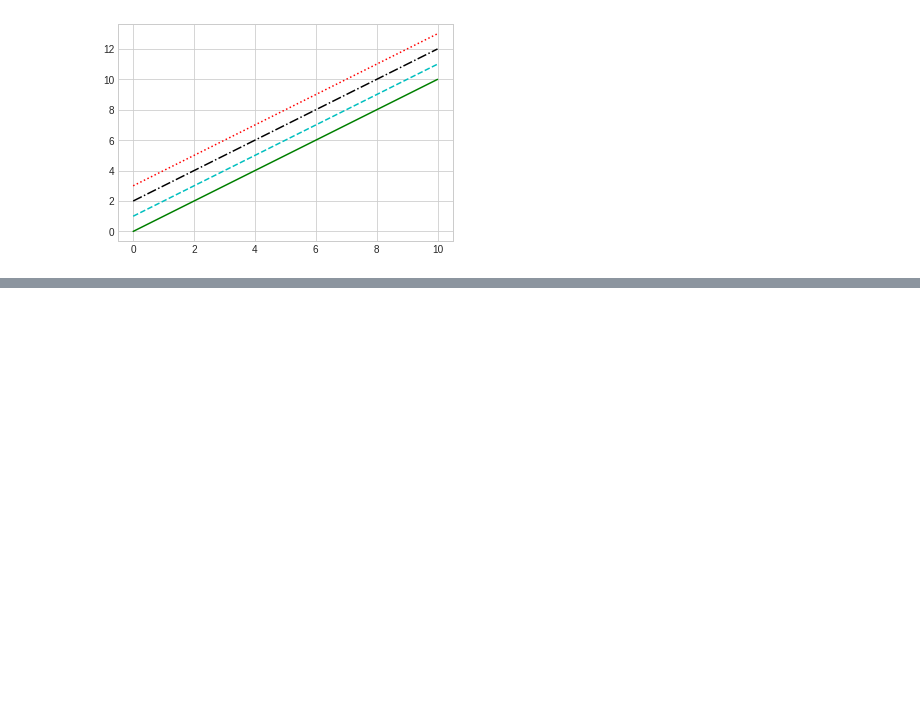
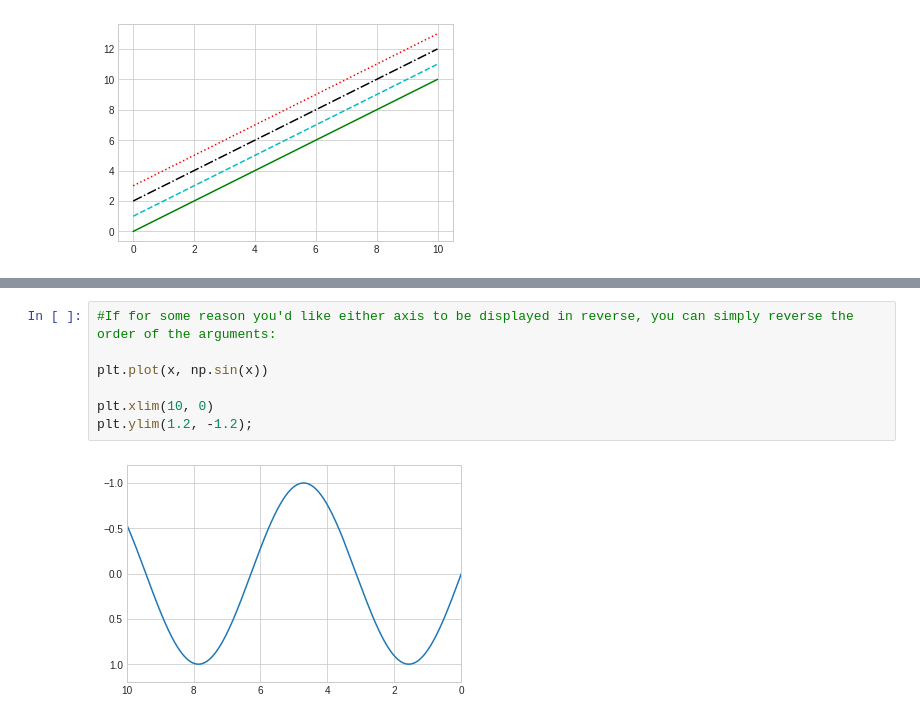
Before and after one commit to MrudulaBharadwaj/Internship, a Jupyter notebook: Matplotlib.ipynb, the cells around one changed output, grey strips where cells are left out. Saved outputs shown, nothing was run; the diff lists cells and outputs as text; blank space fills up the shorter version.

```diff
--- a/Matplotlib.ipynb
+++ b/Matplotlib.ipynb
@@ -106,0 +111,9 @@ plt.ylim(-1.5,1.5)
+# %%
+#If for some reason you'd like either axis to be displayed in reverse, you can simply reverse the order of the arguments:
+
+plt.plot(x, np.sin(x))
+
+plt.xlim(10, 0)
+plt.ylim(1.2, -1.2);
+# %% [output]
+[figure, added]
```
Also changed, not shown: parts of 24 cells of this notebook.
